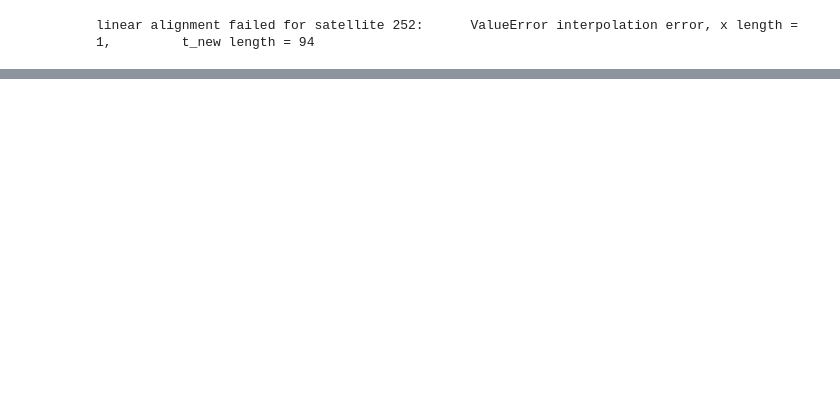
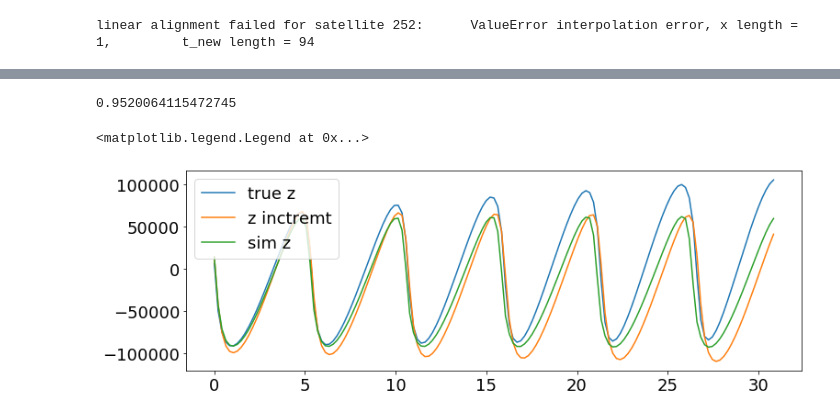
Before and after one commit to Mixanik-43/IDAO-2020, a Jupyter notebook: utils_notebook_tk.ipynb, the cells around one changed output, grey strips where cells are left out. Saved outputs shown, nothing was run; the diff lists cells and outputs as text; code cells hidden in the pictures; blank space fills up the shorter version.

```diff
--- a/utils_notebook_tk.ipynb
+++ b/utils_notebook_tk.ipynb
@@ -457,0 +553,17 @@ ValueError: columns overlap but no suffix specified: Index(['sat_id'], dtype='ob
+# %%
+np.corrcoef([1,2,3,7,9],[4,3,6,8,12])[1][0]
+# %% [output]
+0.9520064115472745
+# %%
+
+plt.figure(figsize=(12, 4))
+plt.plot(m_data['t'],m_data['z'], label = 'true z')
+plt.plot(m_data['t'],m_data['new_z'], label = 'z inctremt')
+plt.plot(m_data['t'],m_data['z_sim'], label = 'sim z')
+# plt.xlim([0,10])
+#plt.xlim([10,20])
+# plt.xlim([20,30])
+plt.legend()
+# %% [output]
+<matplotlib.legend.Legend at 0x...>
+[figure, added]
```
Also changed, not shown: parts of 32 cells of this notebook.
